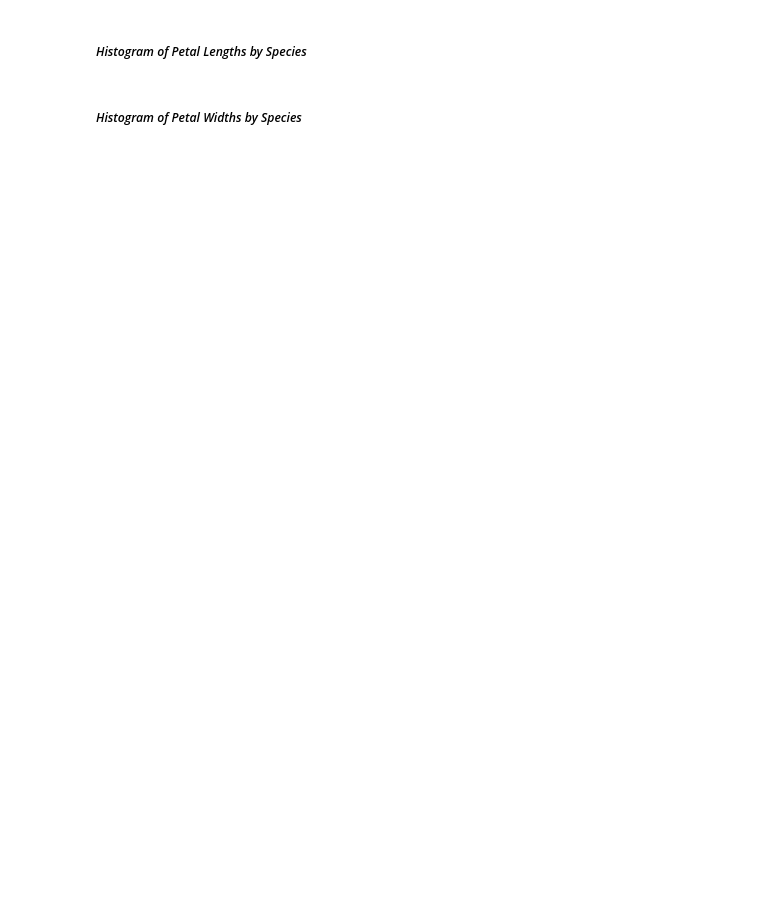
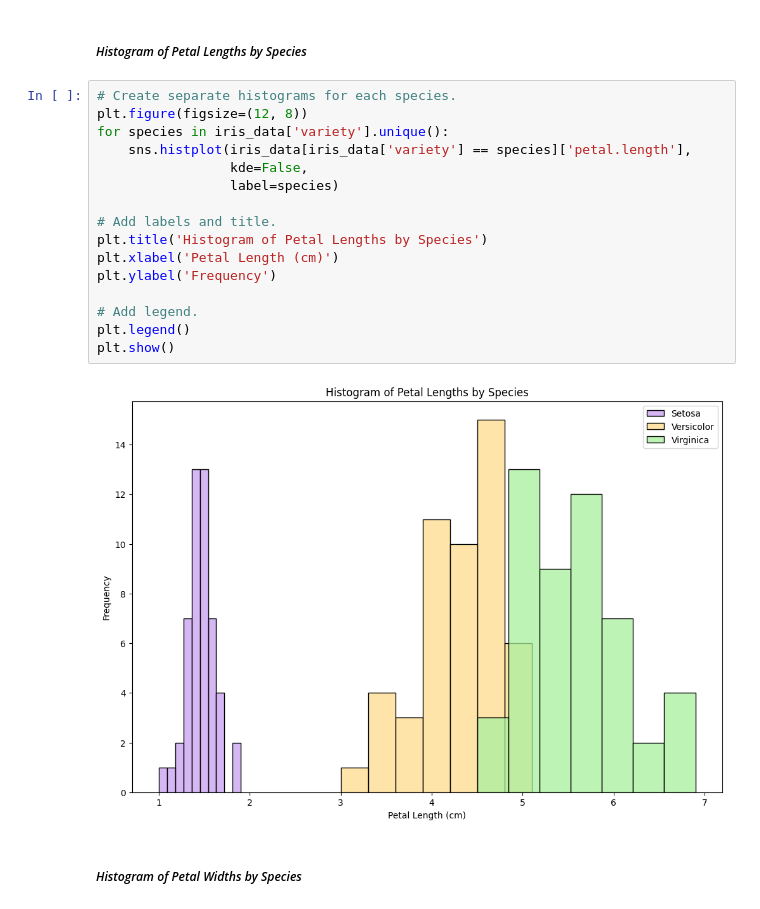
Before and after one commit to claretubs/fundamentals-data-analysis-project, a Jupyter notebook: project.ipynb, the cells around one changed output. Drawn from its saved outputs; the diff is of its cells as text; blank space fills up the shorter version.

```diff
--- a/project.ipynb
+++ b/project.ipynb
@@ -311,4 +329,22 @@ plt.show()
 # %% [markdown]
 #####  *Histogram of Petal Lengths by Species*
+# %%
+# Create separate histograms for each species.
+plt.figure(figsize=(12, 8))
+for species in iris_data['variety'].unique():
+    sns.histplot(iris_data[iris_data['variety'] == species]['petal.length'],
+                 kde=False,
+                 label=species)
+
+# Add labels and title.
+plt.title('Histogram of Petal Lengths by Species')
+plt.xlabel('Petal Length (cm)')
+plt.ylabel('Frequency')
+
+# Add legend.
+plt.legend()
+plt.show()
+# %% [output]
+[figure, added]
 # %% [markdown]
 #####  *Histogram of Petal Widths by Species*
```
Also changed, not shown: parts of 2 cells of this notebook.
